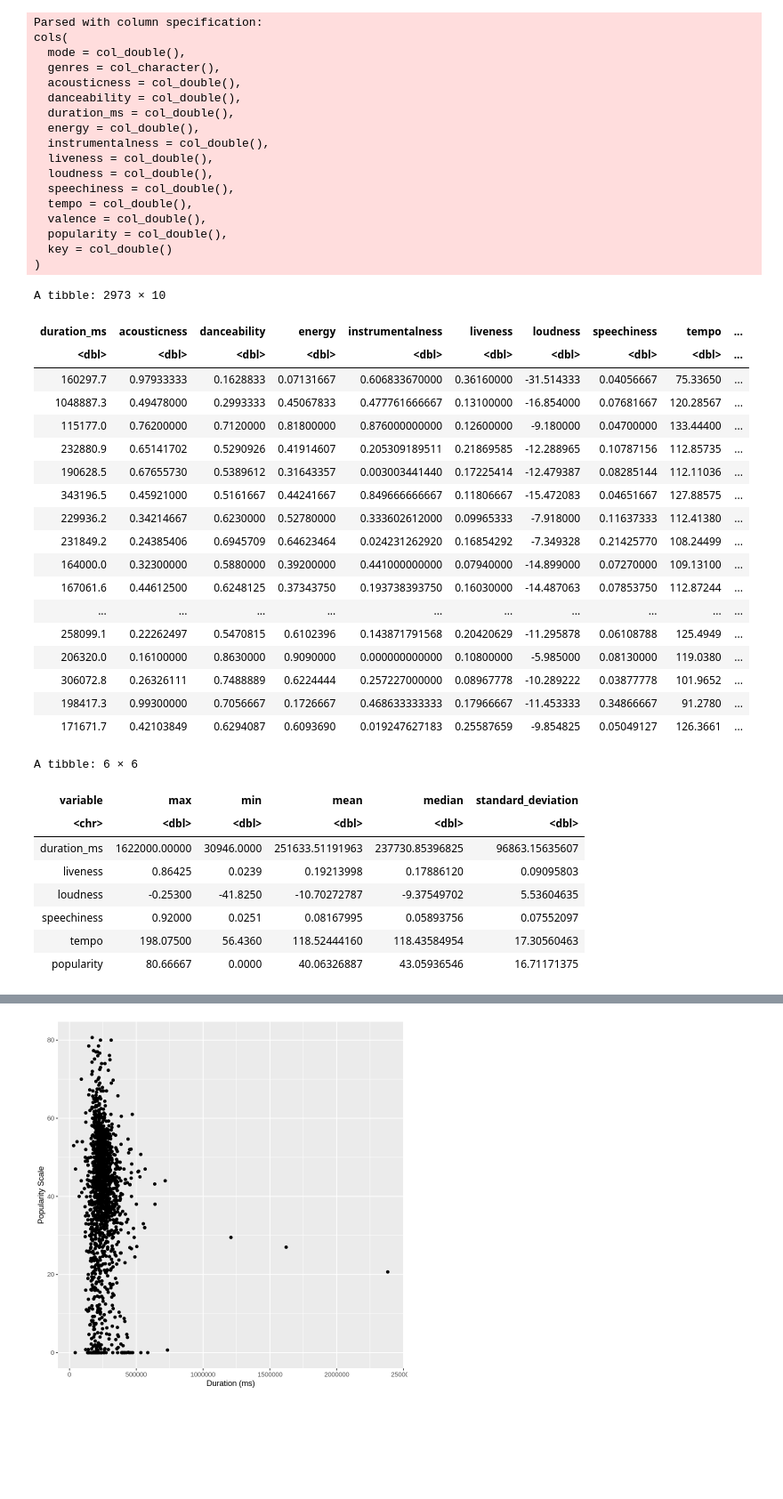
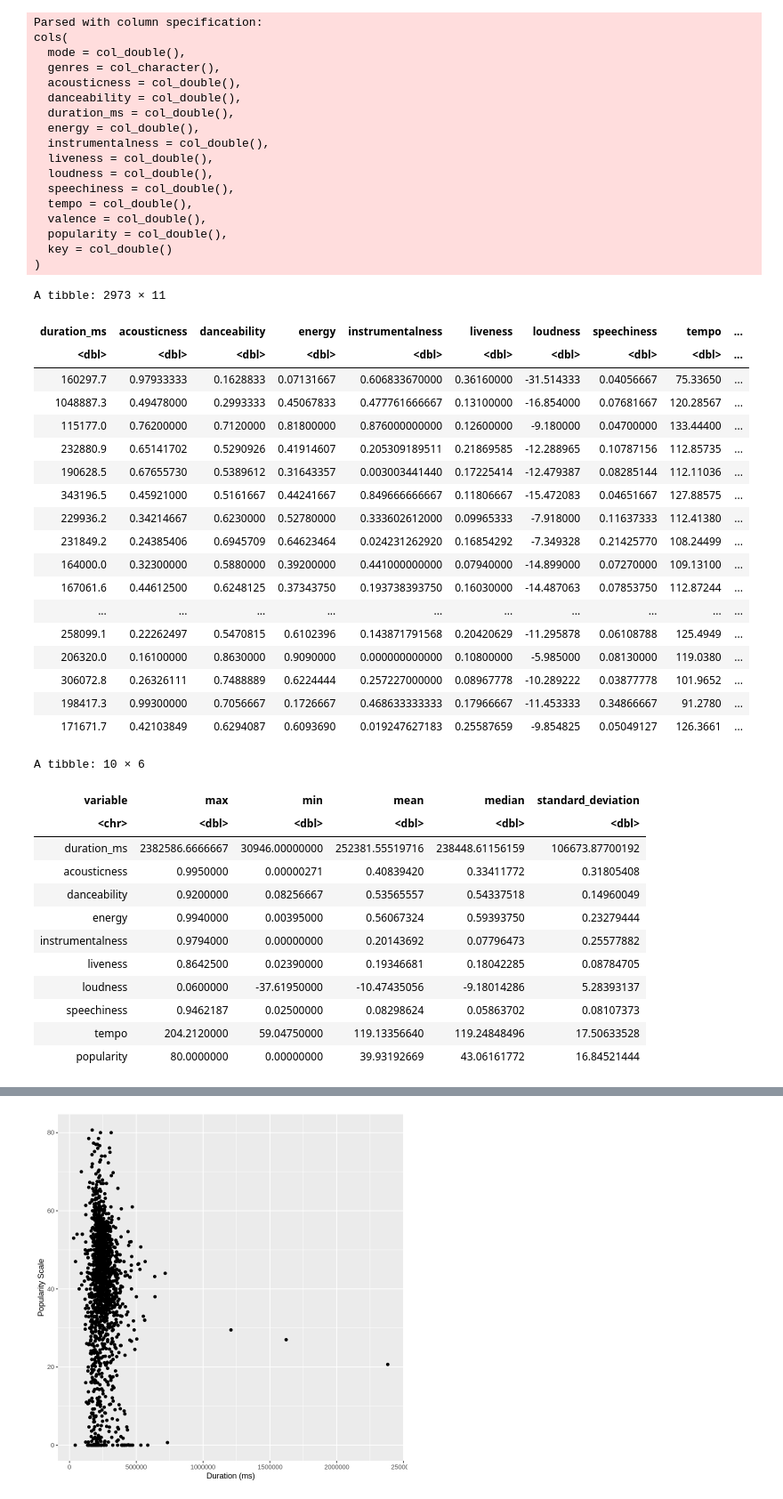
Before and after one commit to paulh777/dsci100prj, a Jupyter notebook: proposal/Untitled.ipynb, the cells around one changed output, grey strips where cells are left out. Shown at 89% size. Cells and saved outputs as stored; diff of their text form; code cells hidden in the pictures; blank space fills up the shorter version.

Commit message:
made mode table

```diff
--- a/proposal/Untitled.ipynb
+++ b/proposal/Untitled.ipynb
@@ -8,7 +8,7 @@ genre_data = read_csv("https://raw.githubusercontent.com/paulh777/dsci100prj/mai
 
 #Select the columns relevant to research
 popularity_data = genre_data %>%
-    select(duration_ms, acousticness, danceability, energy, instrumentalness, liveness, loudness, speechiness, tempo, popularity)
+    select(duration_ms, acousticness, danceability, energy, instrumentalness, liveness, loudness, speechiness, tempo, popularity, mode)
 
 popularity_data
 # %% [output]
@@ -29,7 +29,7 @@ cols(
   popularity = col_double(),
   key = col_double()
 )
-A tibble: 2973 × 10
+A tibble: 2973 × 11
 | duration_ms | acousticness | danceability | energy | instrumentalness | liveness | loudness | speechiness | tempo | ... |
 | <dbl> | <dbl> | <dbl> | <dbl> | <dbl> | <dbl> | <dbl> | <dbl> | <dbl> | ... |
 | 160297.7 | 0.97933333 | 0.1628833 | 0.07131667 | 0.606833670000 | 0.36160000 | -31.514333 | 0.04056667 | 75.33650 | ... |
@@ -56,18 +56,23 @@ popularity_testing = testing(popularity_split)
 # %%
 #Tables Relevant to Research
 popularity_max = popularity_training %>%
+    select(-mode)%>%
     map_df(max, na.rm=TRUE)
 
 popularity_min = popularity_training %>%
+    select(-mode)%>%
     map_df(min, na.rm=TRUE)
 
 popularity_mean = popularity_training %>%
+    select(-mode)%>%
     map_df(mean, na.rm=TRUE)
 
 popularity_median = popularity_training %>%
+    select(-mode)%>%
     map_df(median, na.rm=TRUE)
 
 popularity_sd = popularity_training %>%
+    select(-mode)%>%
     map_df(sd, na.rm=TRUE)
 
 
@@ -91,37 +96,41 @@ popularity_mean = popularity_mean %>%
         names_to = "remove2",
         values_to = "mean"
     )
 
 popularity_median = popularity_median %>%
     pivot_longer(
         cols = duration_ms:popularity,
         names_to = "remove3",
         values_to = "median"
     )
 
 popularity_sd = popularity_sd %>%
     pivot_longer(
         cols = duration_ms:popularity,
         names_to = "remove4",
         values_to = "standard_deviation"
     )
 
 
 popularity_table = popularity_max %>%
 bind_cols(popularity_min)%>%
 bind_cols(popularity_mean)%>%
 bind_cols(popularity_median)%>%
 bind_cols(popularity_sd)%>%
 select(variable,max,min,mean,median,standard_deviation)
 
 popularity_table
 # %% [output]
-A tibble: 6 × 6
+A tibble: 10 × 6
 | variable | max | min | mean | median | standard_deviation |
 | <chr> | <dbl> | <dbl> | <dbl> | <dbl> | <dbl> |
-| duration_ms | 1622000.00000 | 30946.0000 | 251633.51191963 | 237730.85396825 | 96863.15635607 |
-| liveness | 0.86425 | 0.0239 | 0.19213998 | 0.17886120 | 0.09095803 |
-| loudness | -0.25300 | -41.8250 | -10.70272787 | -9.37549702 | 5.53604635 |
-| speechiness | 0.92000 | 0.0251 | 0.08167995 | 0.05893756 | 0.07552097 |
-| tempo | 198.07500 | 56.4360 | 118.52444160 | 118.43584954 | 17.30560463 |
-| popularity | 80.66667 | 0.0000 | 40.06326887 | 43.05936546 | 16.71171375 |
+| duration_ms | 2382586.6666667 | 30946.00000000 | 252381.55519716 | 238448.61156159 | 106673.87700192 |
+| acousticness | 0.9950000 | 0.00000271 | 0.40839420 | 0.33411772 | 0.31805408 |
+| danceability | 0.9200000 | 0.08256667 | 0.53565557 | 0.54337518 | 0.14960049 |
+| energy | 0.9940000 | 0.00395000 | 0.56067324 | 0.59393750 | 0.23279444 |
+| instrumentalness | 0.9794000 | 0.00000000 | 0.20143692 | 0.07796473 | 0.25577882 |
+| liveness | 0.8642500 | 0.02390000 | 0.19346681 | 0.18042285 | 0.08784705 |
+| loudness | 0.0600000 | -37.61950000 | -10.47435056 | -9.18014286 | 5.28393137 |
+| speechiness | 0.9462187 | 0.02500000 | 0.08298624 | 0.05863702 | 0.08107373 |
+| tempo | 204.2120000 | 59.04750000 | 119.13356640 | 119.24848496 | 17.50633528 |
+| popularity | 80.0000000 | 0.00000000 | 39.93192669 | 43.06161772 | 16.84521444 |
```
Also changed, not shown: parts of 1 cell of this notebook.
